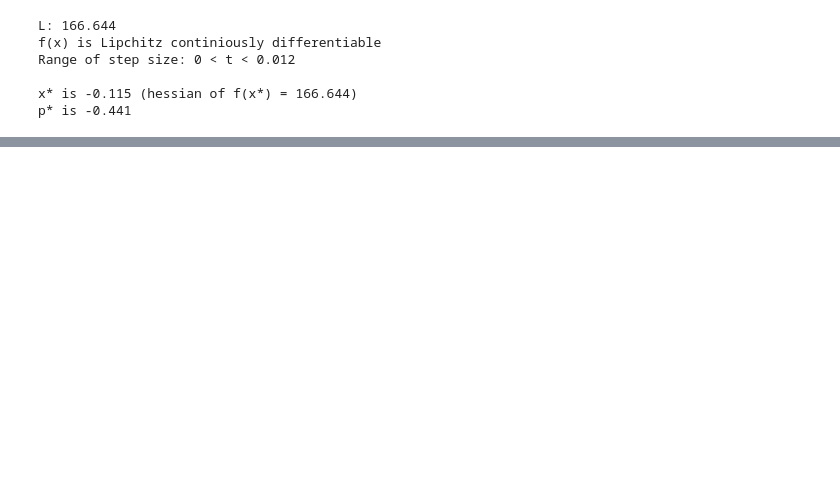
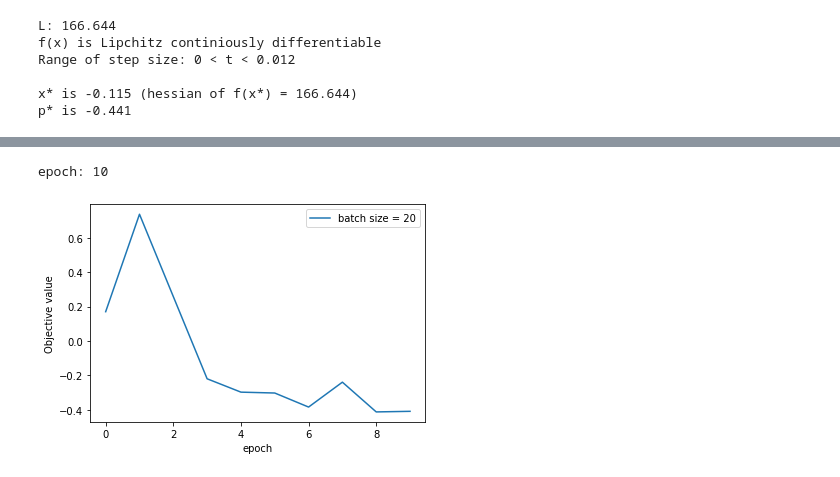
Before and after one commit to k-sukhantharat/bads7603-Optimization, a Jupyter notebook: hw4_minibatch/hw4_minibatch.ipynb, the cells around one changed output, grey strips where cells are left out. Cells and saved outputs as stored; diff of their text form; code cells hidden in the pictures; blank space fills up the shorter version.

```diff
--- a/hw4_minibatch/hw4_minibatch.ipynb
+++ b/hw4_minibatch/hw4_minibatch.ipynb
@@ -55,0 +84,14 @@ def f_i_gradient(x,i):
+# %%
+N = A.shape[0]
+k = 20 #batch_size
+f_hist_1 = mini_batch(N,k, 0.01)
+# output
+import matplotlib.pyplot as plt
+plt.plot([x for x in range(len(f_hist_1))], f_hist_1, label='batch size = 20')
+plt.xlabel("epoch")
+plt.ylabel("Objective value")
+plt.legend(loc='upper right')
+plt.show()
+# %% [output]
+epoch: 10
+[figure, added]
```
Also changed, not shown: parts of 6 cells of this notebook.
